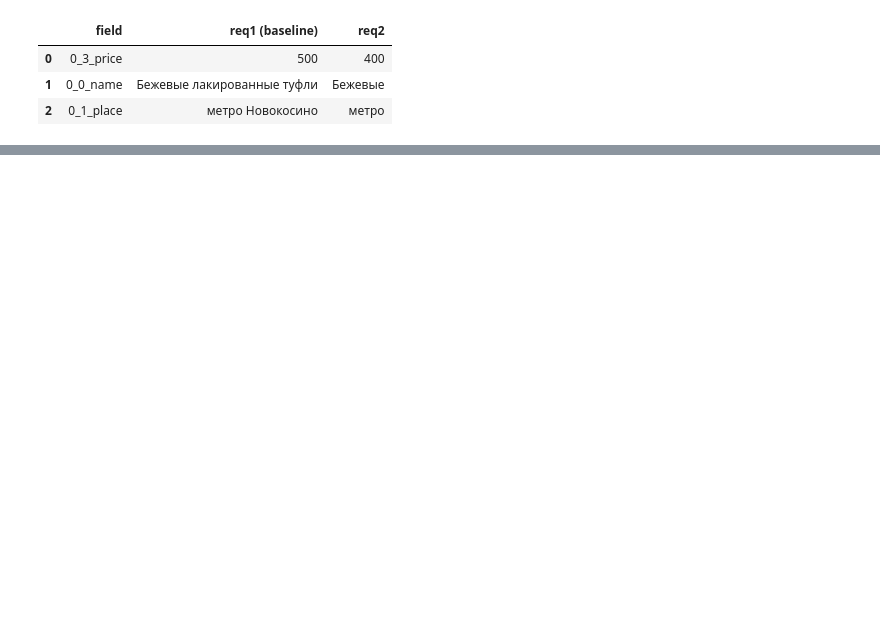
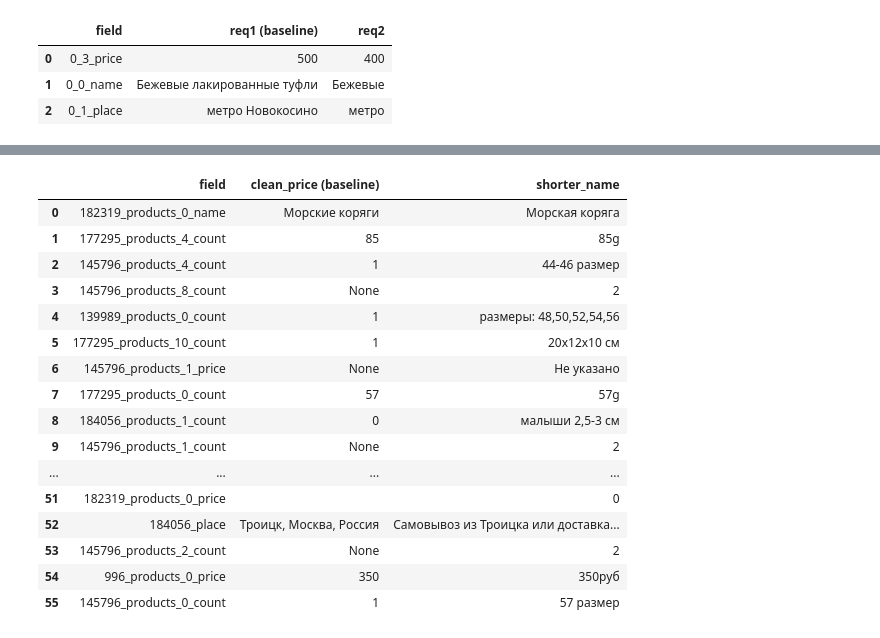
Before and after one commit to bralexx/ad_parsing, a Jupyter notebook: prompts/sandbox.ipynb, the cells around one changed output, grey strips where cells are left out. Saved outputs shown, nothing was run; the diff lists cells and outputs as text; code cells hidden in the pictures; blank space fills up the shorter version.

```diff
--- a/prompts/sandbox.ipynb
+++ b/prompts/sandbox.ipynb
@@ -213,0 +519,5 @@ from consts import LOL
+# %%
+pm.set_baseline('clean_price')
+# %%
+shorter_name = 'You are an ai trainer in marketplace company. You need to create a JSON from a plain text of a product offer provided by user. This JSON must contain next fields:\n\"place\" - where buyer can recieve product (or delivery info)\n\"products\" - list of dictionaries of valid products. \nEach product dict must contain next info: \n\"name\" - short product name for a buyer, \n\"price\" - cost of a product (one number in rubbles), \n\"count\" - amount of product (with units if not just count). Note that fields name and price are necessary for a product, if they are not provided skip this product. Answer only with JSON.'
+print(shorter_name)
@@ -213,0 +532,20 @@ from consts import LOL
+# %%
+pm.make_all('shorter_name', shorter_name)
+# %% [output]
+|  | field | clean_price (baseline) | shorter_name |
+| 0 | 182319_products_0_name | Морские коряги | Морская коряга |
+| 1 | 177295_products_4_count | 85 | 85g |
+| 2 | 145796_products_4_count | 1 | 44-46 размер |
+| 3 | 145796_products_8_count | None | 2 |
+| 4 | 139989_products_0_count | 1 | размеры: 48,50,52,54,56 |
+| 5 | 177295_products_10_count | 1 | 20x12x10 см |
+| 6 | 145796_products_1_price | None | Не указано |
+| 7 | 177295_products_0_count | 57 | 57g |
+| 8 | 184056_products_1_count | 0 | малыши 2,5-3 см |
+| 9 | 145796_products_1_count | None | 2 |
+| ... | ... | ... | ... |
+| 51 | 182319_products_0_price |  | 0 |
+| 52 | 184056_place | Троицк, Москва, Россия | Самовывоз из Троицка или доставка... |
+| 53 | 145796_products_2_count | None | 2 |
+| 54 | 996_products_0_price | 350 | 350руб |
+| 55 | 145796_products_0_count | 1 | 57 размер |
```
Also changed, not shown: parts of 59 cells of this notebook, 2 other files.
